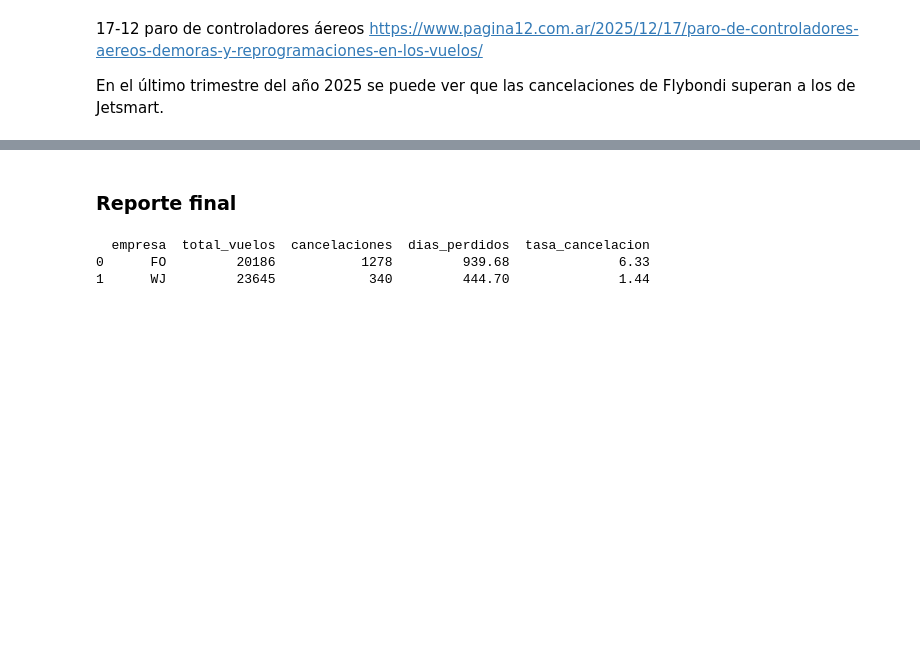
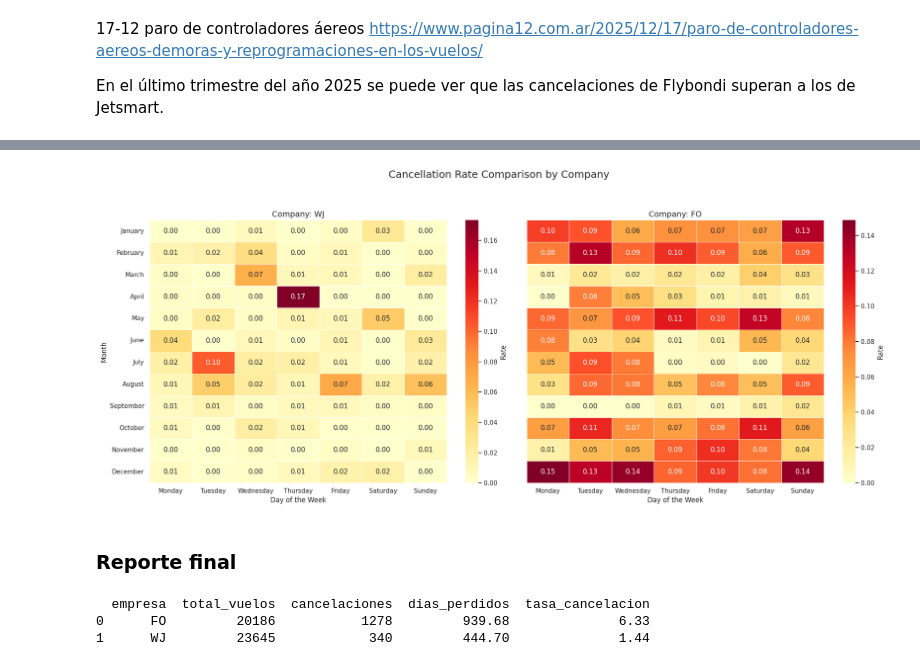
Before and after one commit to parivgabriela/Data_mining, a Jupyter notebook: analisis_estado_vuelos/notebooks/es/03_EDA_reporte.ipynb, the cells around one changed output, grey strips where cells are left out. Saved outputs shown, nothing was run; the diff lists cells and outputs as text; code cells hidden in the pictures; blank space fills up the shorter version.

```diff
--- a/analisis_estado_vuelos/notebooks/es/03_EDA_reporte.ipynb
+++ b/analisis_estado_vuelos/notebooks/es/03_EDA_reporte.ipynb
@@ -554,3 +648,7 @@ plot_cancellations_heatmap(df)
+# %%
+plot_cancellations_heatmap(df, by_company=True)
+# %% [output]
+[figure, added]
 # %% [markdown]
 ### Reporte final
 # %%
```
Also changed, not shown: parts of 31 cells of this notebook.
